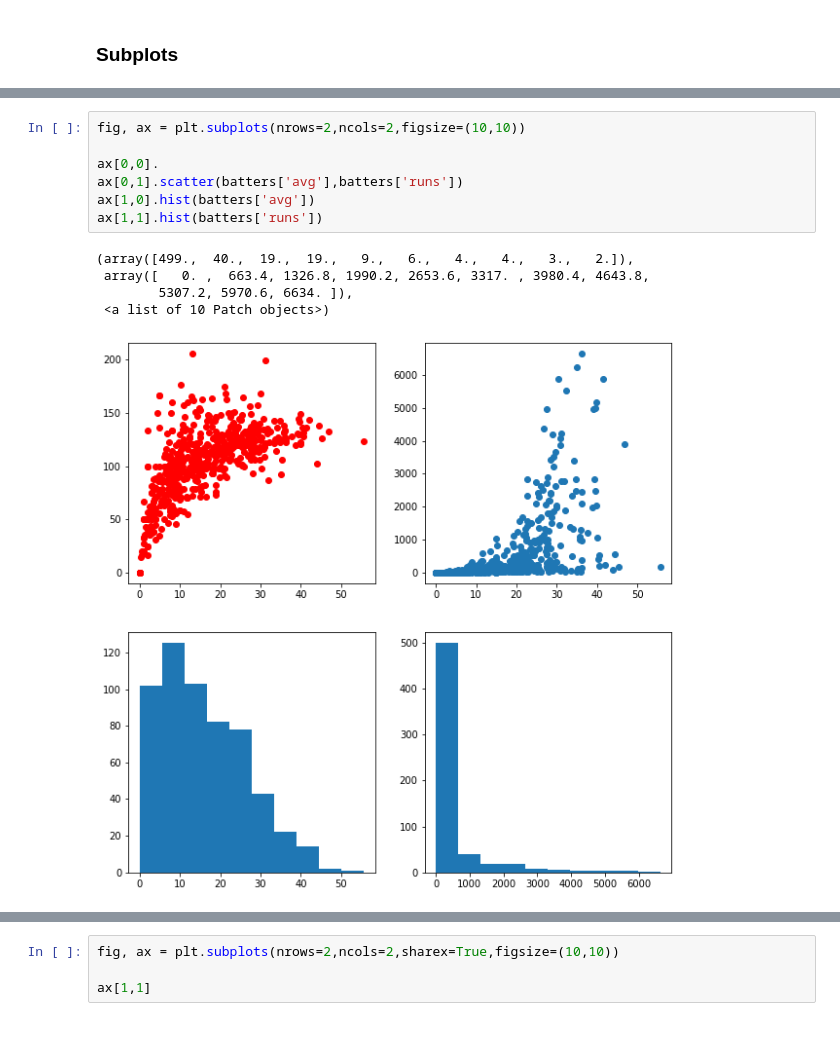
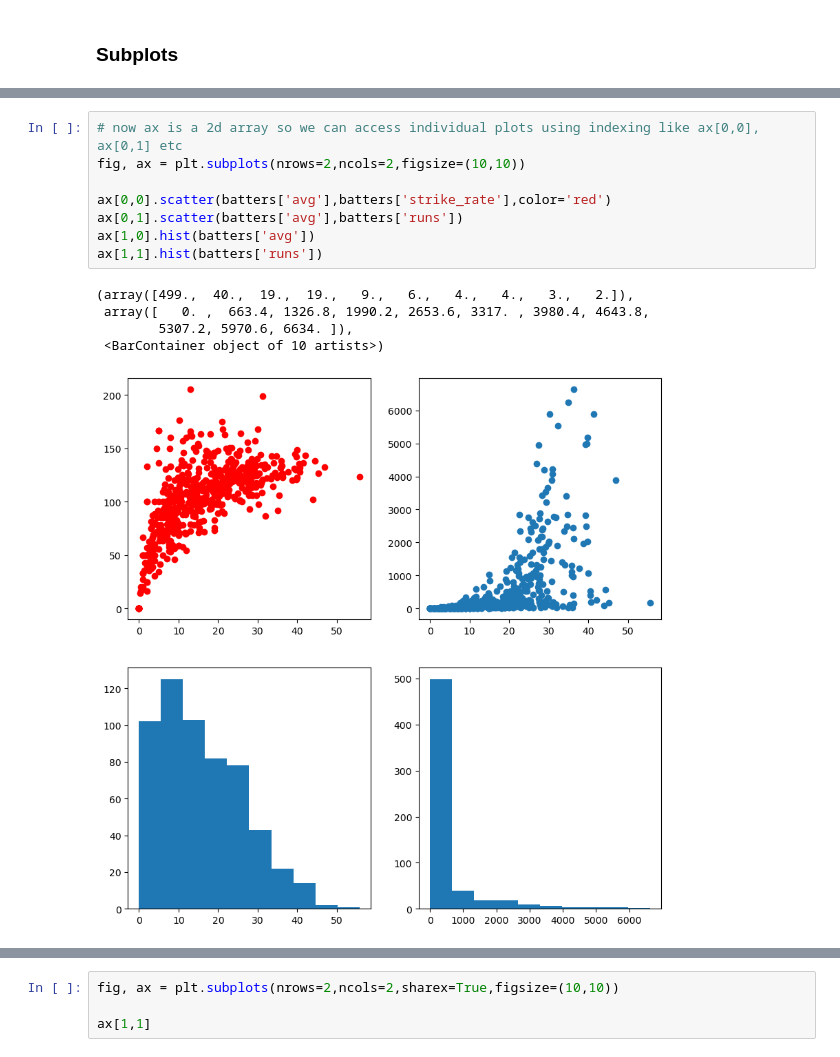
Before and after one commit to DevRitesh08/0.-Preparatory-Topics-for-ML, a Jupyter notebook: Matplotlib/Advanced_matplotlib.ipynb, the cells around one changed output, grey strips where cells are left out. Saved outputs shown, nothing was run; the diff lists cells and outputs as text.

```diff
--- a/Matplotlib/Advanced_matplotlib.ipynb
+++ b/Matplotlib/Advanced_matplotlib.ipynb
@@ -167,14 +198,15 @@ Text(0.5, 0, 'Avg')
 # %%
+# now ax is a 2d array so we can access individual plots using indexing like ax[0,0], ax[0,1] etc
 fig, ax = plt.subplots(nrows=2,ncols=2,figsize=(10,10))
 
-ax[0,0].
+ax[0,0].scatter(batters['avg'],batters['strike_rate'],color='red')
 ax[0,1].scatter(batters['avg'],batters['runs'])
 ax[1,0].hist(batters['avg'])
 ax[1,1].hist(batters['runs'])
 # %% [output]
 (array([499.,  40.,  19.,  19.,   9.,   6.,   4.,   4.,   3.,   2.]),
  array([   0. ,  663.4, 1326.8, 1990.2, 2653.6, 3317. , 3980.4, 4643.8,
         5307.2, 5970.6, 6634. ]),
- <a list of 10 Patch objects>)
+ <BarContainer object of 10 artists>)
-[figure, old version]
+[figure, new version]
 # %%
```
Also changed, not shown: parts of 11 cells of this notebook.
